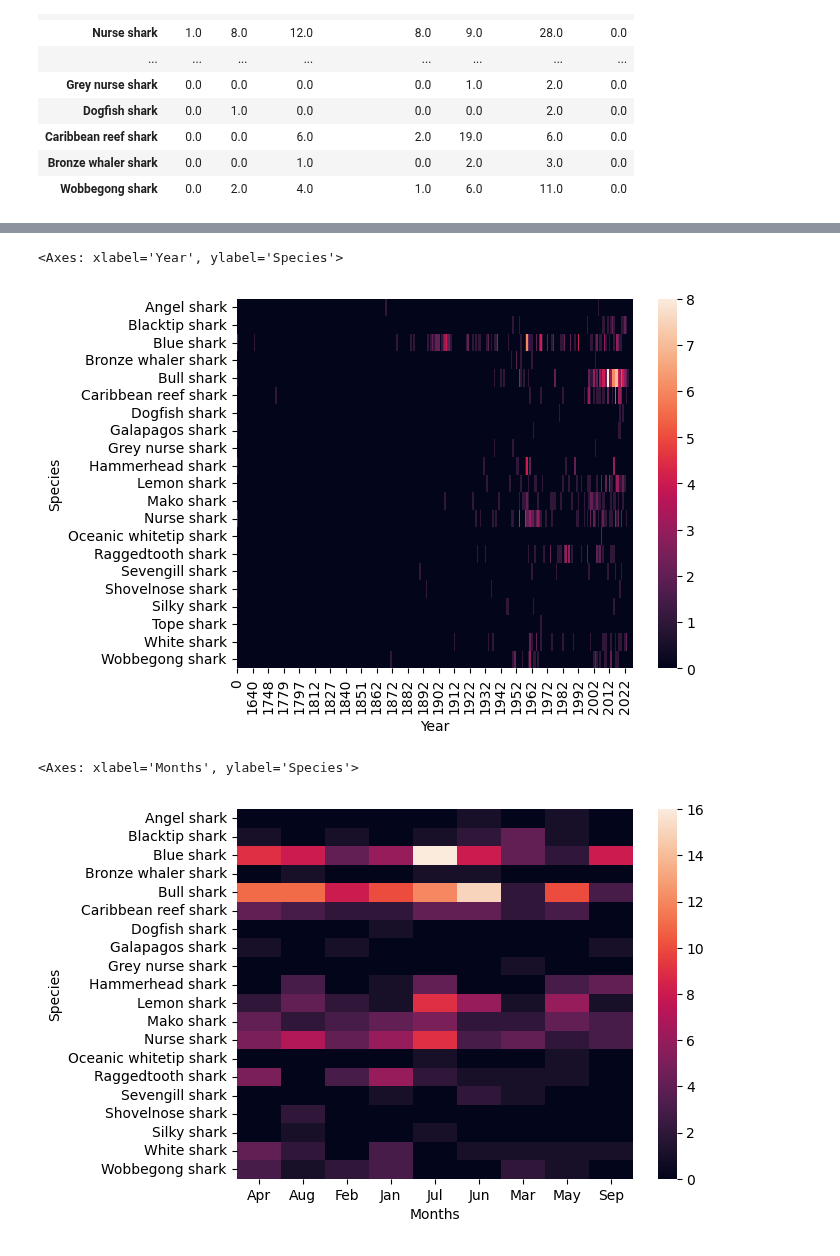
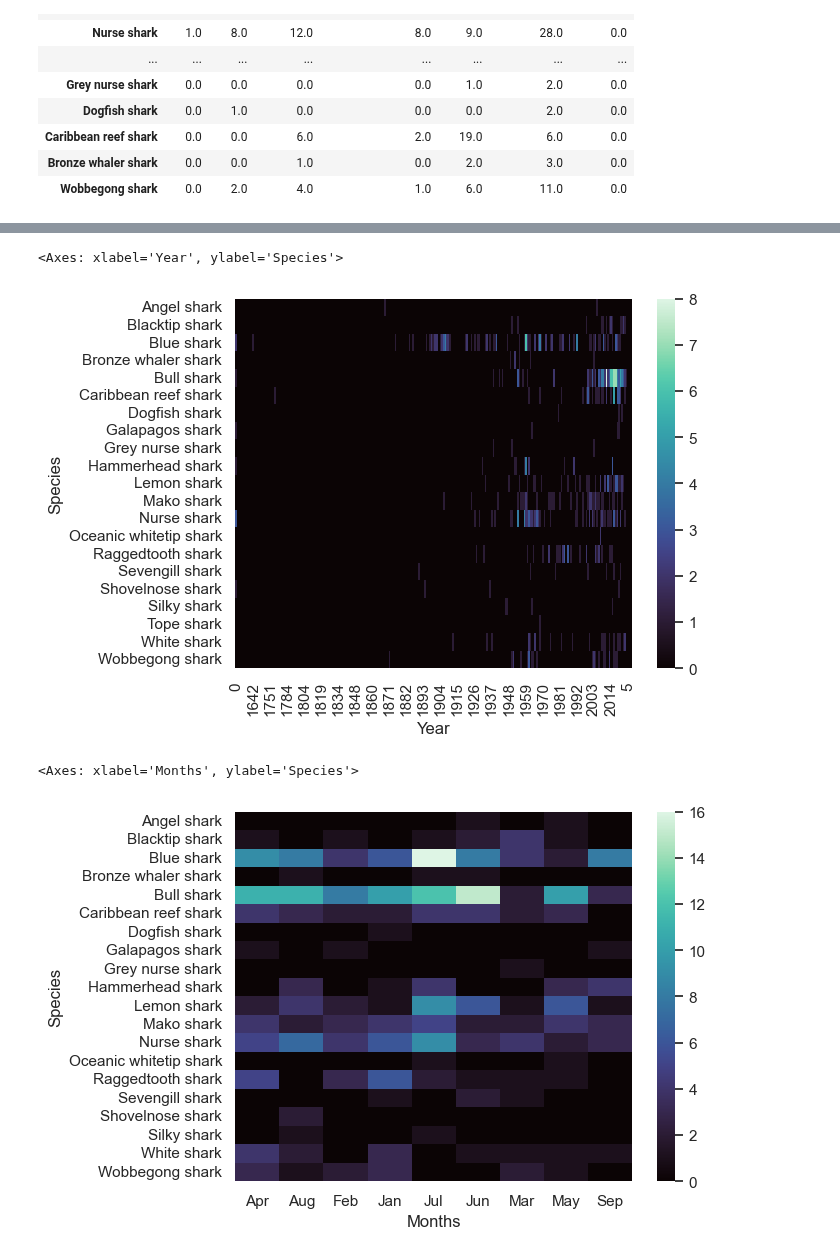
Before and after one commit to Papa-Yaga/quest_2, a Jupyter notebook: Quest_2_Shark_Analysis.ipynb, the cells around one changed output, grey strips where cells are left out. Saved outputs shown, nothing was run; the diff lists cells and outputs as text; code cells hidden in the pictures.

```diff
--- a/Quest_2_Shark_Analysis.ipynb
+++ b/Quest_2_Shark_Analysis.ipynb
@@ -164,10 +194,10 @@ plt.show
 # %%
-sns.heatmap(years)
+sns.heatmap(years, cmap="mako")
 # %% [output]
 <Axes: xlabel='Year', ylabel='Species'>
-[figure, old version]
+[figure, new version]
 # %%
-sns.heatmap(months)
+sns.heatmap(months, cmap="mako")
 # %% [output]
 <Axes: xlabel='Months', ylabel='Species'>
-[figure, old version]
+[figure, new version]
```
Also changed, not shown: parts of 8 cells of this notebook.
